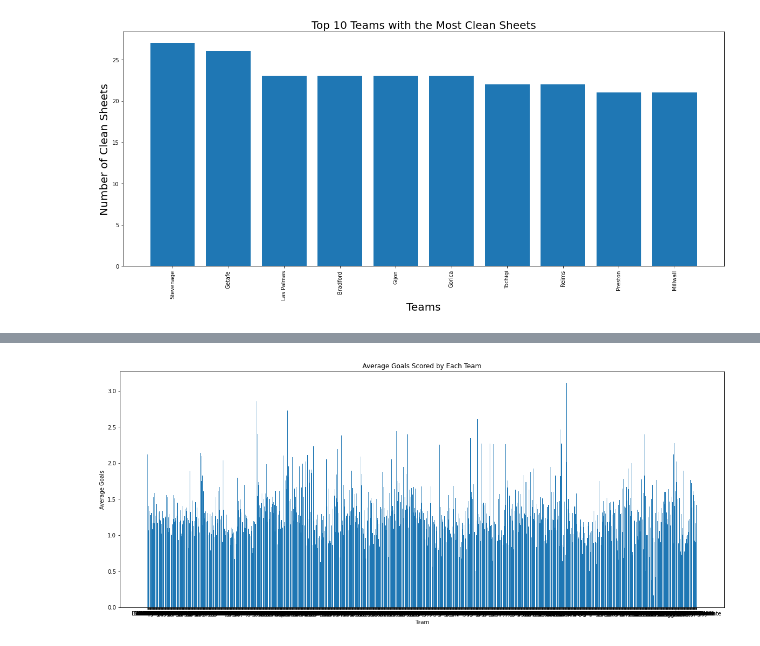
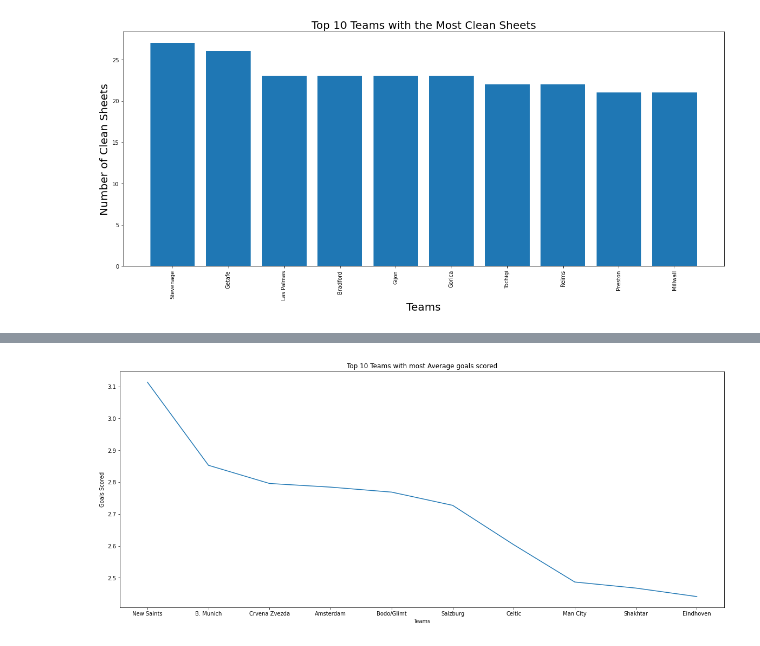
Before and after one commit to MuhammadAhmed3092/Data-Science-Projects, a Jupyter notebook: Football Leagues Analysis using EDA.ipynb, the cells around one changed output, grey strips where cells are left out. Cells and saved outputs as stored; diff of their text form; code cells hidden in the pictures.

```diff
--- a/Football Leagues Analysis using EDA.ipynb
+++ b/Football Leagues Analysis using EDA.ipynb
@@ -294,16 +310,21 @@ plt.show()
 # %%
-teams = df['Home Team'].unique()
-average_goals = []
-for team in teams:
-    home_avg = np.mean(df[df['Home Team'] == team]['Home Goals'])
-    away_avg = np.mean(df[df['Away Team'] == team]['Away Goals'])
-    average_goals.append((home_avg + away_avg) / 2)
+# Calculate average goals scored in home and away conditions
+home_goals_avg = df.groupby('Home Team')['Home Goals'].mean()
+away_goals_avg = df.groupby('Away Team')['Away Goals'].mean()
+
+# Compute overall average goals
+overall_goals_avg = (home_goals_avg + away_goals_avg) / 2
+# Sort the teams based on average goals
+sorted_teams = overall_goals_avg.sort_values(ascending=False)
+
+# Select the top 10 teams with highest average goals
+top_10_teams = sorted_teams.head(10)
 
 plt.figure(figsize=(20,8))
-plt.bar(teams, average_goals)
-plt.xlabel('Team')
-plt.ylabel('Average Goals')
-plt.title('Average Goals Scored by Each Team')
+plt.plot(top_10_teams.index,top_10_teams)
+plt.xlabel('Teams')
+plt.ylabel('Goals Scored')
+plt.title('Top 10 Teams with most Average goals scored')
 plt.show()
 # %% [output]
-[figure, old version]
+[figure, new version]
```
Also changed, not shown: parts of 19 cells of this notebook.
